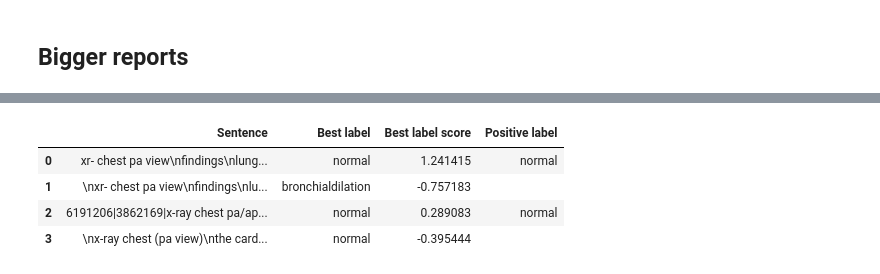
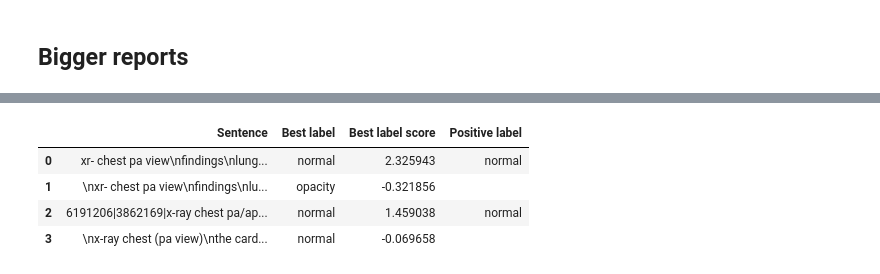
Before and after one commit to pranavrao-qure/MiniTasks, a Jupyter notebook: Radbert/Radbert_finetuning.ipynb, the cells around one changed output, grey strips where cells are left out. Drawn from its saved outputs; the diff is of its cells as text; code cells hidden in the pictures.

```diff
--- a/Radbert/Radbert_finetuning.ipynb
+++ b/Radbert/Radbert_finetuning.ipynb
@@ -376,7 +385,3 @@ def get_sentence_embeddings(model, input):
 def calc_cosine_sim_matrix(sentence_embeddings):
     cosine_sim_matrix = F.cosine_similarity(sentence_embeddings.unsqueeze(1), sentence_embeddings.unsqueeze(0), dim=2)
     return cosine_sim_matrix.cpu().detach().numpy()
-# %%
-model_path = '/home/users/pranav.rao/MiniTasks/Radbert/ModelPool/model_20230915_162326_1'
-radbert_multi_model = RadBERTMultiClassMultiLabel(num_classes, checkpoint, device).to(device)
-radbert_multi_model.load_state_dict(torch.load(model_path))
@@ -386,0 +388,7 @@ You should probably TRAIN this model on a down-stream task to be able to use it
+# %%
+model_paths = ['/home/users/pranav.rao/MiniTasks/Radbert/ModelPool/model_20230921_122506_0', '/home/users/pranav.rao/MiniTasks/Radbert/ModelPool/model_20230921_122506_1', '/home/users/pranav.rao/MiniTasks/Radbert/ModelPool/model_20230921_122506_2',\
+              '/home/users/pranav.rao/MiniTasks/Radbert/ModelPool/model_20231011_125912_0', '/home/users/pranav.rao/MiniTasks/Radbert/ModelPool/model_20231011_125912_1', '/home/users/pranav.rao/MiniTasks/Radbert/ModelPool/model_20231011_125912_2']
+
+radbert_multi_models = [RadBERTMultiClassMultiLabel(num_classes, checkpoint, device).to(device) for _ in range(len(model_paths))]
+for i in range(len(model_paths)):
+    radbert_multi_models[i].load_state_dict(torch.load(model_paths[i]))
@@ -493,10 +733,10 @@ other visualized bones: normal.
 visualized soft tissues: normal.
 diaphragm: normal.
 visualized abdomen:  normal.
-visualized neck: normal."""
+visualized neck: normal.
+"""
 
-dataset1_pleural_issue="""
-xr- chest pa view
+dataset1_pleural_issue="""xr- chest pa view
 findings
 lungs: normal.
 trachea: normal.
@@ -514,7 +754,8 @@ other visualized bones: normal.
 visualized soft tissues: normal.
 diaphragm: normal.
 visualized abdomen:  normal.
-visualized neck: normal."""
+visualized neck: normal.
+"""
 
 dataset2_template="""6191206|3862169|x-ray chest pa/ap view of 09-feb-2018:
 results:
@@ -528,8 +769,7 @@ bony thorax and soft tissues of the chest wall are normal.
 impression: no abnormality detected in the view obtained.
 """
 
-dataset3_template="""
-x-ray chest (pa view)
+dataset3_template="""x-ray chest (pa view)
 the cardio thoracic ratio is normal.
 the heart size and configuration are within normal limits.
 the aortic arch is normal.
@@ -567,2 +864,2 @@ pd.DataFrame(cosine_sim2)
 # %%
-predictions2 = get_predictions(radbert_multi_model, [dataset1_template, dataset1_pleural_issue, dataset2_template, dataset3_template])
+predictions_list2 = [get_predictions(radbert_multi_model, [dataset1_template, dataset1_pleural_issue, dataset2_template, dataset3_template]) for radbert_multi_model in radbert_multi_models]
@@ -590,8 +886,8 @@ torch.Size([4, 76])
 # %%
-analyse_predictions(predictions2, [dataset1_template, dataset1_pleural_issue, dataset2_template, dataset3_template])
+analyse_predictions(predictions_list2[0], [dataset1_template, dataset1_pleural_issue, dataset2_template, dataset3_template])
 # %% [output]
 |  | Sentence | Best label | Best label score | Positive label |
-| 0 | xr- chest pa view\nfindings\nlung... | normal | 1.241415 | normal |
-| 1 | \nxr- chest pa view\nfindings\nlu... | bronchialdilation | -0.757183 |  |
-| 2 | 6191206|3862169|x-ray chest pa/ap... | normal | 0.289083 | normal |
-| 3 | \nx-ray chest (pa view)\nthe card... | normal | -0.395444 |  |
+| 0 | xr- chest pa view\nfindings\nlung... | normal | 2.325943 | normal |
+| 1 | \nxr- chest pa view\nfindings\nlu... | opacity | -0.321856 |  |
+| 2 | 6191206|3862169|x-ray chest pa/ap... | normal | 1.459038 | normal |
+| 3 | \nx-ray chest (pa view)\nthe card... | normal | -0.069658 |  |
```
Also changed, not shown: parts of 39 cells of this notebook, 8 other files.
